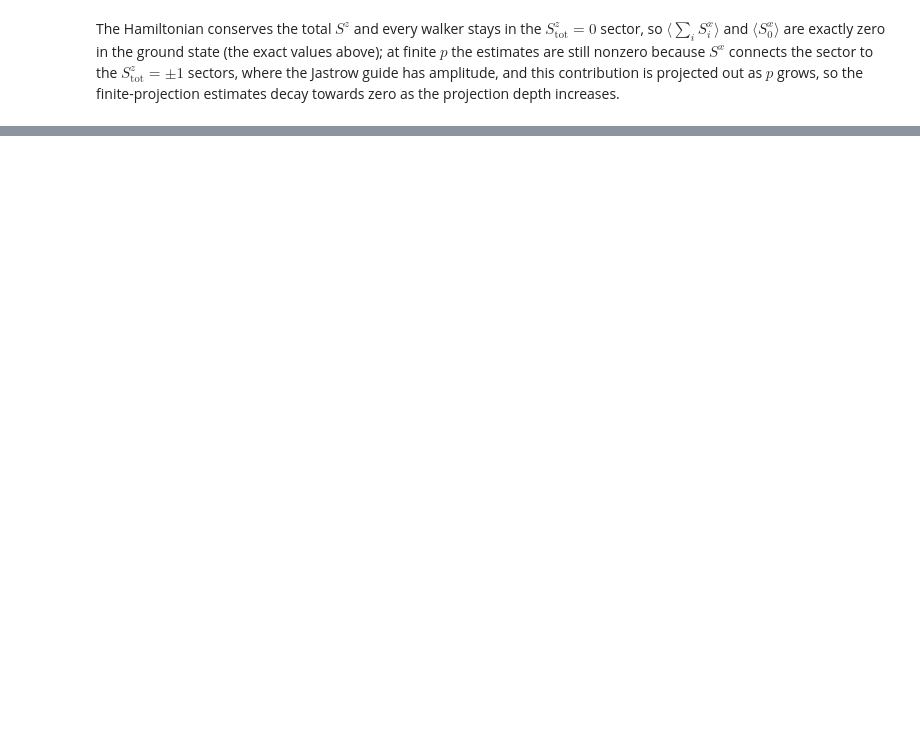
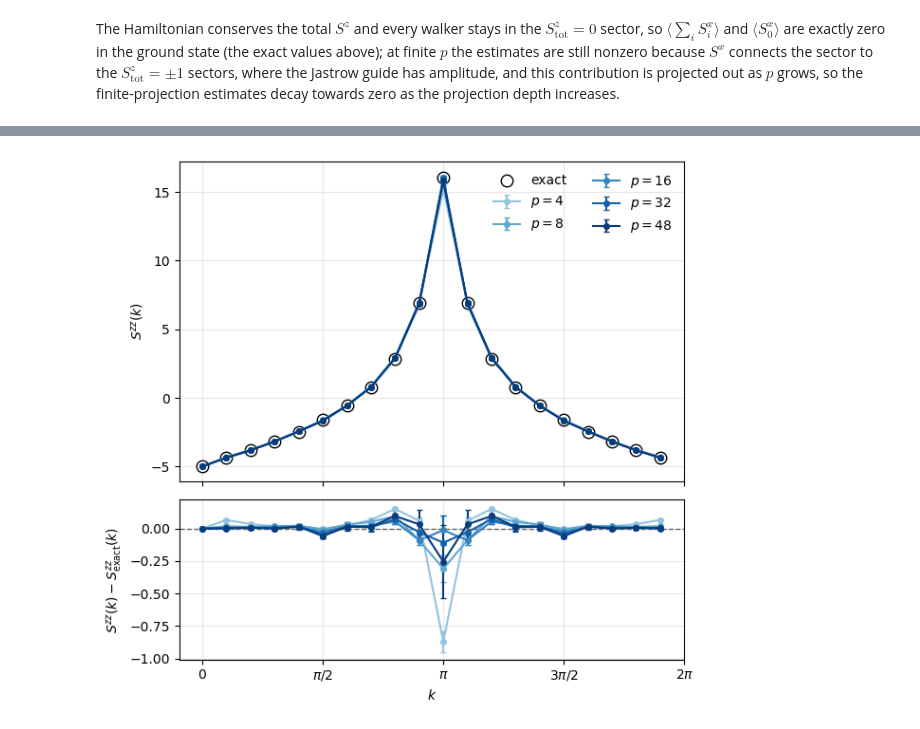
Before and after one commit to robin-schaefer/PyGFMC, a Jupyter notebook: notebooks/xxz_chain.ipynb, the cells around one changed output, grey strips where cells are left out. Drawn from its saved outputs; the diff is of its cells as text; code cells hidden in the pictures; blank space fills up the shorter version.

```diff
--- a/notebooks/xxz_chain.ipynb
+++ b/notebooks/xxz_chain.ipynb
@@ -252,0 +294,27 @@ The Hamiltonian conserves the total $S^z$ and every walker stays in the $S^z_\ma
+# %%
+k = np.asarray(k_vectors)[:, 0]
+szz_exact = np.ravel(exact['Szz'])
+colors = plt.cm.Blues(np.linspace(0.4, 0.95, len(p_values)))   # light -> dark with p
+
+fig, (ax, ax_d) = plt.subplots(2, 1, figsize=(6.5, 6), sharex=True,
+                               gridspec_kw={'height_ratios': [2, 1]})
+for p, color in zip(p_values, colors):
+    val, err = np.asarray(O['Szz'][p]), np.asarray(O_err['Szz'][p])
+    ax.errorbar(k, val, yerr=err, marker='o', ms=4, lw=1.5, capsize=2,
+                color=color, label=f'$p={p}$')
+    ax_d.errorbar(k, val - szz_exact, yerr=err, marker='o', ms=4, lw=1.5,
+                  capsize=2, color=color)
+ax.plot(k, szz_exact, 'o', ms=9, mfc='none', mec='k', label='exact')
+ax_d.axhline(0.0, color='0.4', ls='--', lw=1)
+ax.set_ylabel('$S^{zz}(k)$')
+ax_d.set_ylabel(r'$S^{zz}(k) - S^{zz}_\mathrm{exact}(k)$')
+ax_d.set_xticks([0, np.pi / 2, np.pi, 3 * np.pi / 2, 2 * np.pi],
+                ['0', r'$\pi/2$', r'$\pi$', r'$3\pi/2$', r'$2\pi$'])
+ax_d.set_xlabel('$k$')
+for a in (ax, ax_d):
+    a.grid(alpha=0.3)
+ax.legend(frameon=False, ncol=2)
+fig.tight_layout()
+plt.show()
+# %% [output]
+[figure, added]
```
Also changed, not shown: parts of 9 cells of this notebook, 46 other files.
